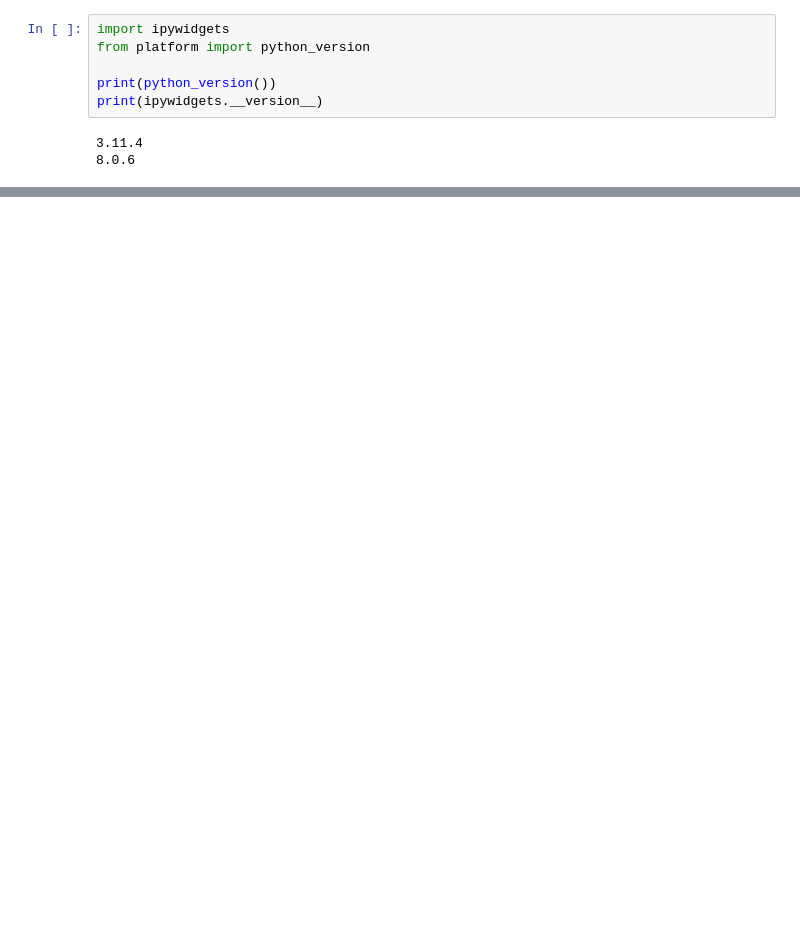
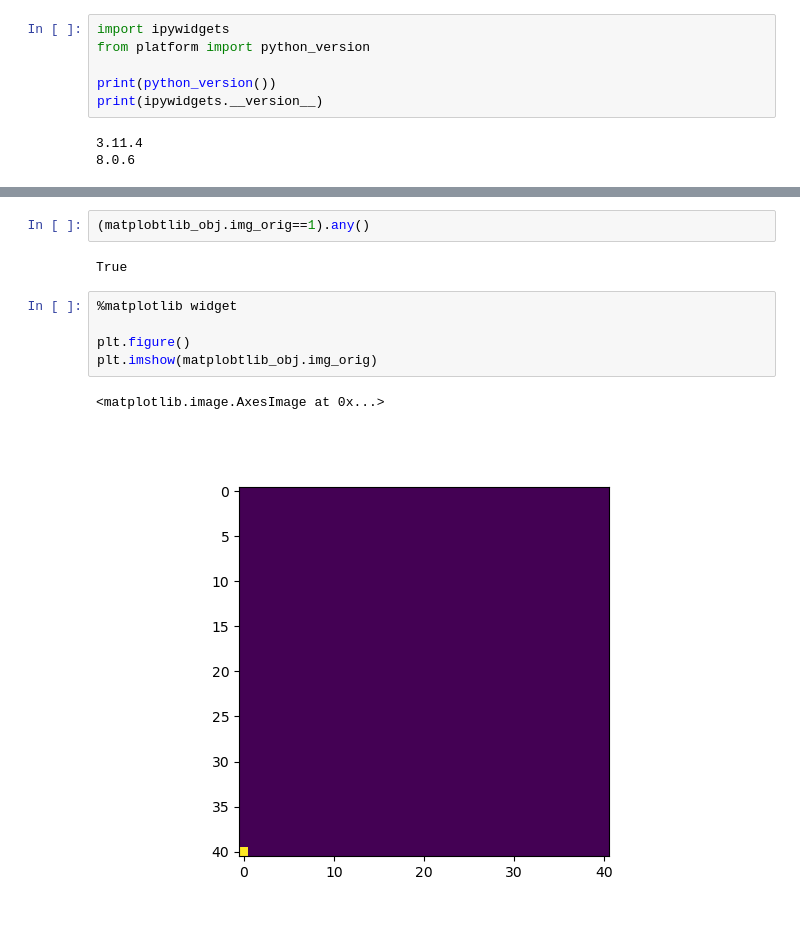
Before and after one commit to eeedinar/Alzheimers, a Jupyter notebook: visualization.ipynb, the cells around one changed output, grey strips where cells are left out. Drawn from its saved outputs; the diff is of its cells as text; blank space fills up the shorter version.

```diff
--- a/visualization.ipynb
+++ b/visualization.ipynb
@@ -1368,0 +1422,12 @@ print(ipywidgets.__version__)
+# %%
+(matplobtlib_obj.img_orig==1).any()
+# %% [output]
+True
+# %%
+%matplotlib widget
+
+plt.figure()
+plt.imshow(matplobtlib_obj.img_orig)
+# %% [output]
+<matplotlib.image.AxesImage at 0x...>
+[figure, added]
```
Also changed, not shown: parts of 8 cells of this notebook, 6 other files.
